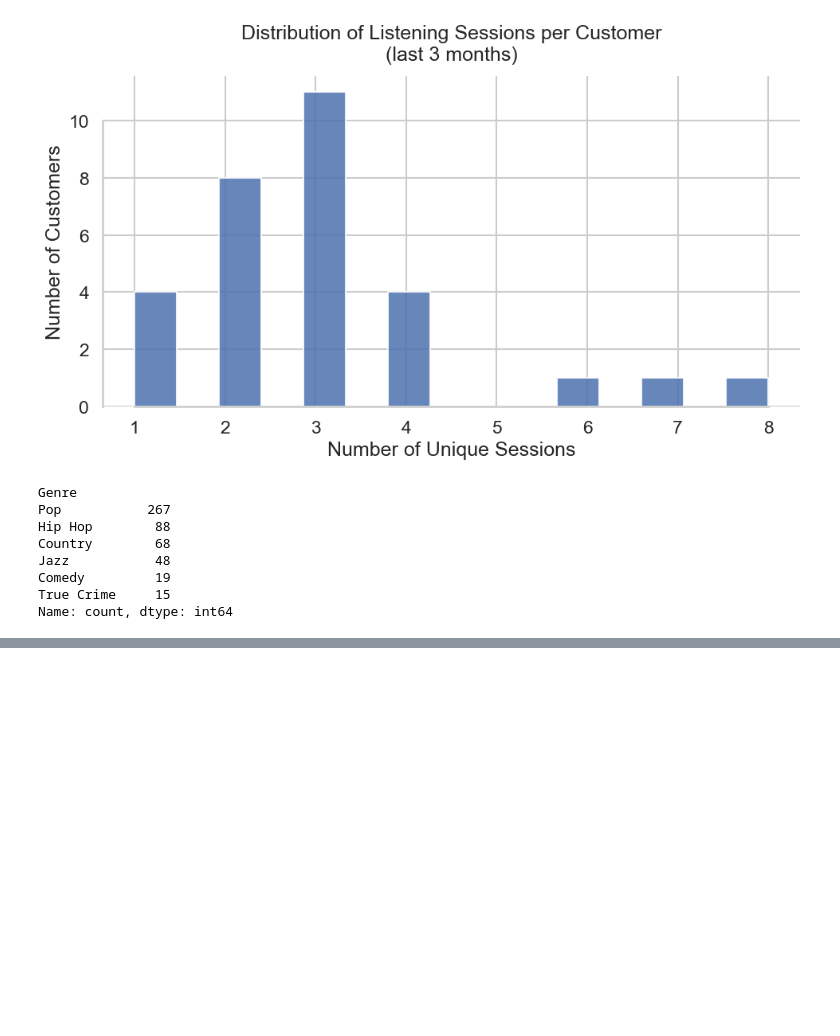
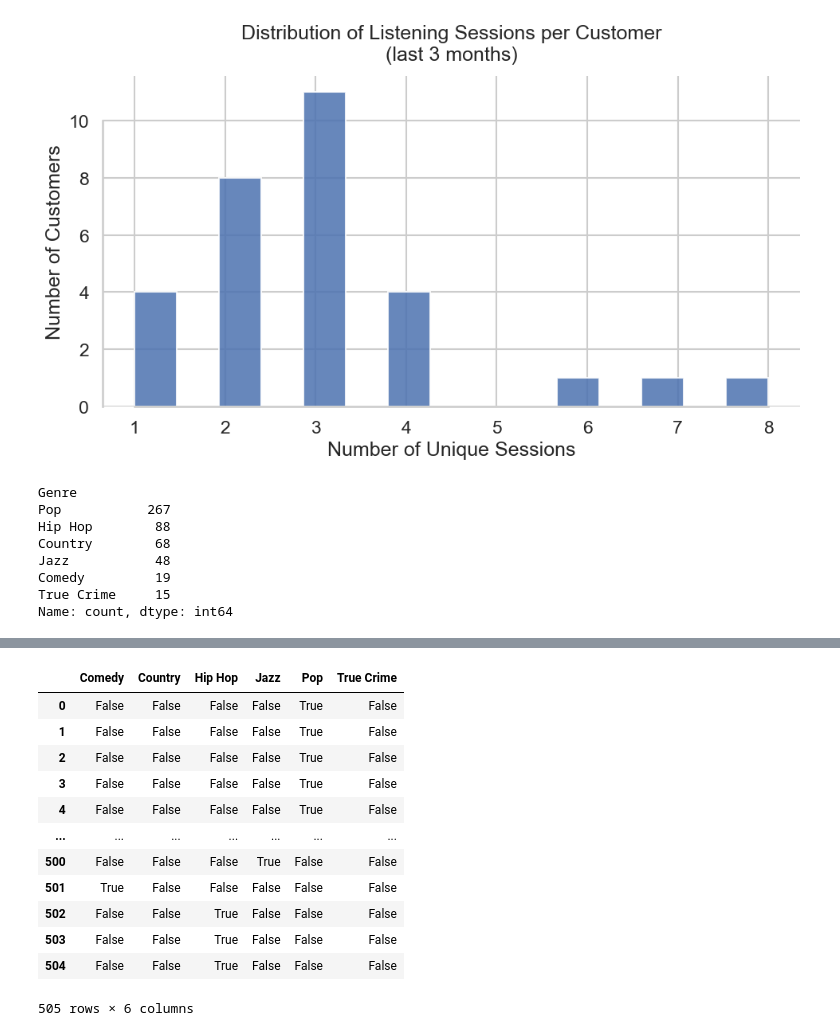
Before and after one commit to Marcin-Charzynski/retention-radar, a Jupyter notebook: notebooks/customer_churn_data_prep.ipynb, the cells around one changed output, grey strips where cells are left out. Drawn from its saved outputs; the diff is of its cells as text; code cells hidden in the pictures; blank space fills up the shorter version.

```diff
--- a/notebooks/customer_churn_data_prep.ipynb
+++ b/notebooks/customer_churn_data_prep.ipynb
@@ -602,0 +633,16 @@ Name: count, dtype: int64
+# %%
+pd.get_dummies(df['Genre'])
+# %% [output]
+|  | Comedy | Country | Hip Hop | Jazz | Pop | True Crime |
+| 0 | False | False | False | False | True | False |
+| 1 | False | False | False | False | True | False |
+| 2 | False | False | False | False | True | False |
+| 3 | False | False | False | False | True | False |
+| 4 | False | False | False | False | True | False |
+| ... | ... | ... | ... | ... | ... | ... |
+| 500 | False | False | False | True | False | False |
+| 501 | True | False | False | False | False | False |
+| 502 | False | False | True | False | False | False |
+| 503 | False | False | True | False | False | False |
+| 504 | False | False | True | False | False | False |
+505 rows × 6 columns
```
Also changed, not shown: parts of 12 cells of this notebook, 2 other files.
